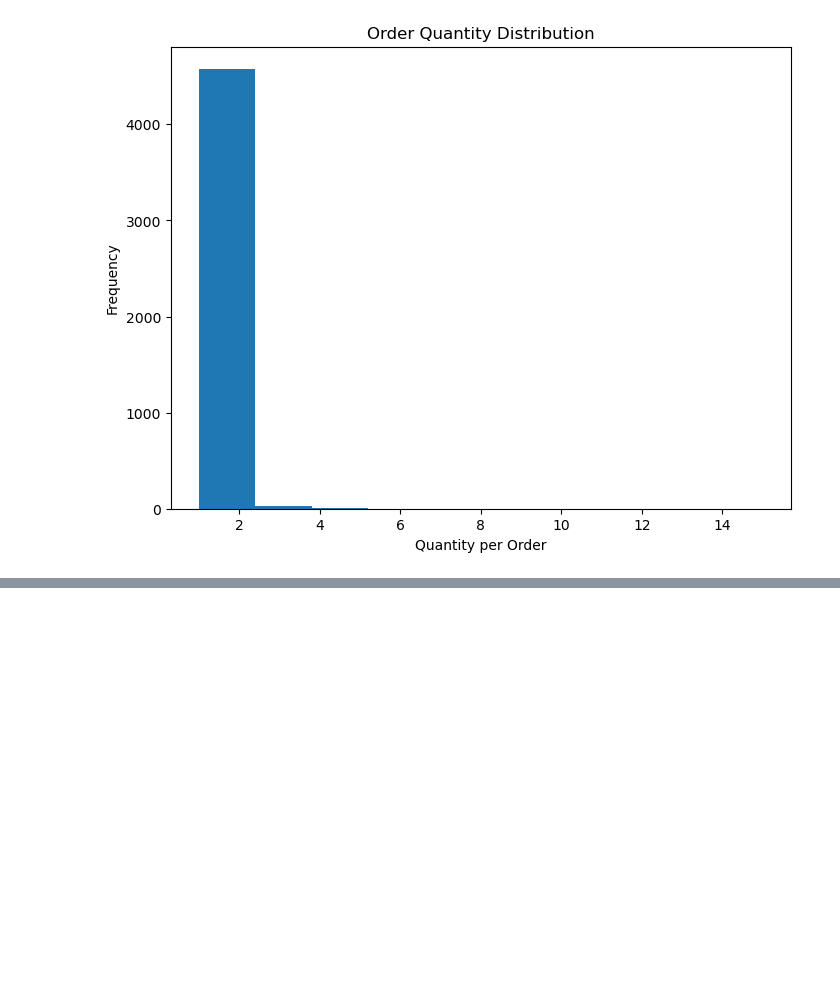
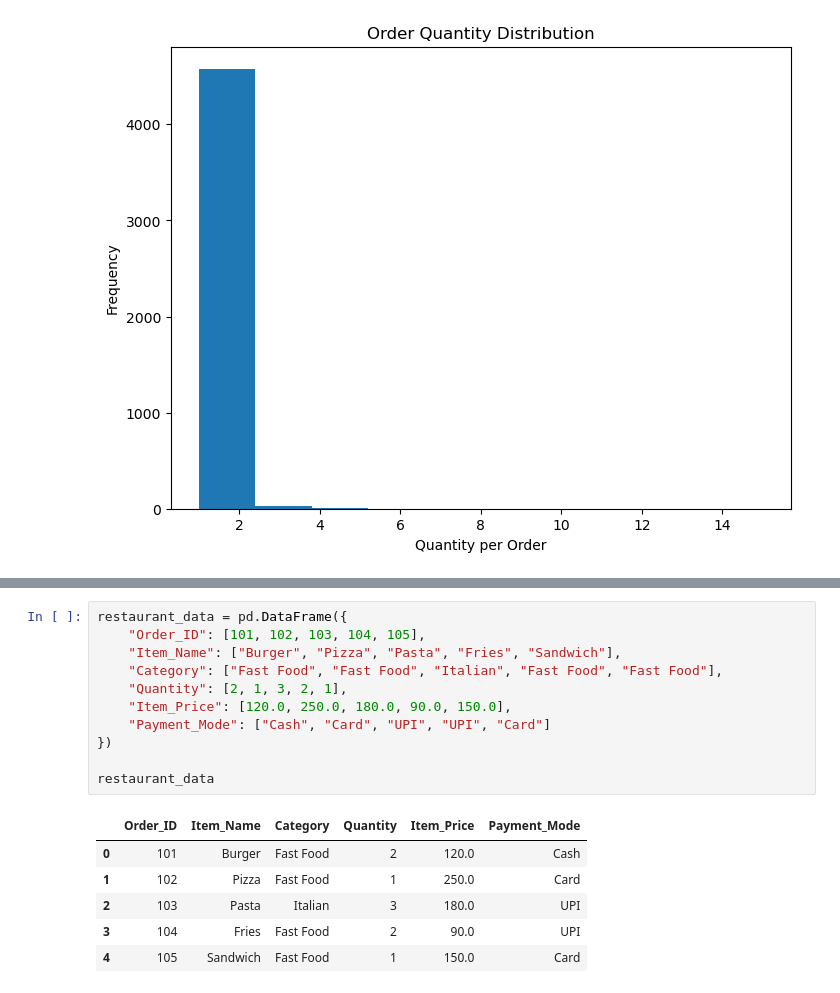
Before and after one commit to Allansha14/Data_Science_Daily_learning, a Jupyter notebook: Pandas_Crash_Course/Pandas_Crash_course.ipynb, the cells around one changed output, grey strips where cells are left out. Cells and saved outputs as stored; diff of their text form; blank space fills up the shorter version.

```diff
--- a/Pandas_Crash_Course/Pandas_Crash_course.ipynb
+++ b/Pandas_Crash_Course/Pandas_Crash_course.ipynb
@@ -422,0 +637,18 @@ plt.show()
+# %%
+restaurant_data = pd.DataFrame({
+    "Order_ID": [101, 102, 103, 104, 105],
+    "Item_Name": ["Burger", "Pizza", "Pasta", "Fries", "Sandwich"],
+    "Category": ["Fast Food", "Fast Food", "Italian", "Fast Food", "Fast Food"],
+    "Quantity": [2, 1, 3, 2, 1],
+    "Item_Price": [120.0, 250.0, 180.0, 90.0, 150.0],
+    "Payment_Mode": ["Cash", "Card", "UPI", "UPI", "Card"]
+})
+
+restaurant_data
+# %% [output]
+|  | Order_ID | Item_Name | Category | Quantity | Item_Price | Payment_Mode |
+| 0 | 101 | Burger | Fast Food | 2 | 120.0 | Cash |
+| 1 | 102 | Pizza | Fast Food | 1 | 250.0 | Card |
+| 2 | 103 | Pasta | Italian | 3 | 180.0 | UPI |
+| 3 | 104 | Fries | Fast Food | 2 | 90.0 | UPI |
+| 4 | 105 | Sandwich | Fast Food | 1 | 150.0 | Card |
```
Also changed, not shown: parts of 27 cells of this notebook.
